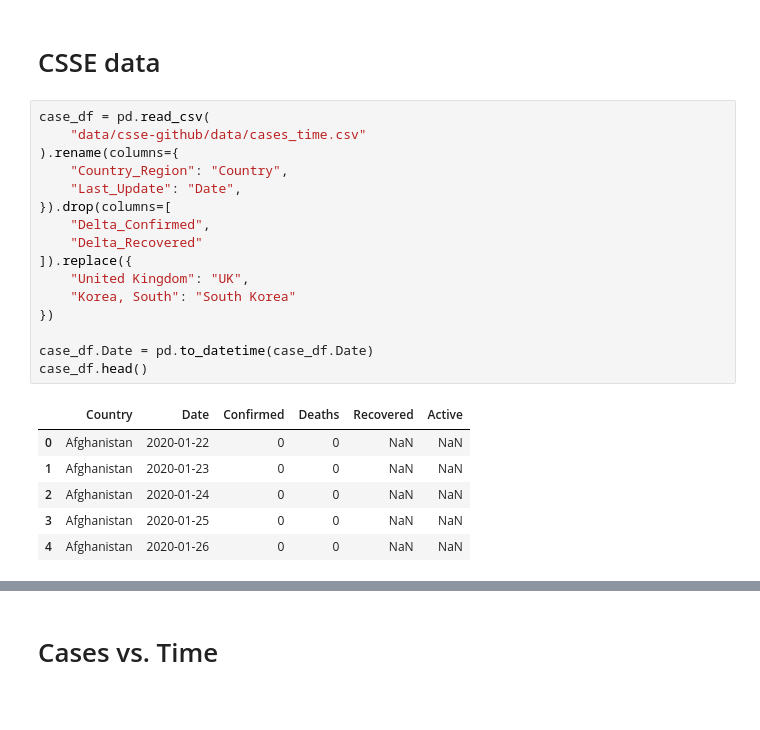
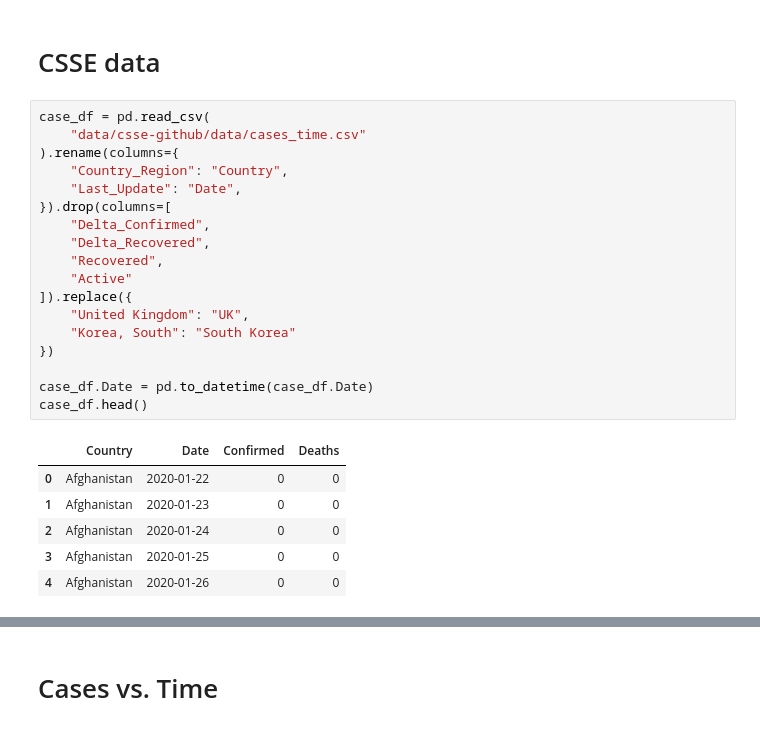
Before and after one commit to ed1d1a8d/covid-19, a Jupyter notebook: tracking.ipynb, the cells around one changed output, grey strips where cells are left out. Saved outputs shown, nothing was run; the diff lists cells and outputs as text.

```diff
--- a/tracking.ipynb
+++ b/tracking.ipynb
@@ -39,23 +39,25 @@ hospital_df.head()
 # %%
 case_df = pd.read_csv(
     "data/csse-github/data/cases_time.csv"
 ).rename(columns={
     "Country_Region": "Country",
     "Last_Update": "Date",
 }).drop(columns=[
     "Delta_Confirmed",
-    "Delta_Recovered"
+    "Delta_Recovered",
+    "Recovered",
+    "Active"
 ]).replace({
     "United Kingdom": "UK",
     "Korea, South": "South Korea"
 })
 
 case_df.Date = pd.to_datetime(case_df.Date)
 case_df.head()
 # %% [output]
-|  | Country | Date | Confirmed | Deaths | Recovered | Active |
-| 0 | Afghanistan | 2020-01-22 | 0 | 0 | NaN | NaN |
-| 1 | Afghanistan | 2020-01-23 | 0 | 0 | NaN | NaN |
-| 2 | Afghanistan | 2020-01-24 | 0 | 0 | NaN | NaN |
-| 3 | Afghanistan | 2020-01-25 | 0 | 0 | NaN | NaN |
-| 4 | Afghanistan | 2020-01-26 | 0 | 0 | NaN | NaN |
+|  | Country | Date | Confirmed | Deaths |
+| 0 | Afghanistan | 2020-01-22 | 0 | 0 |
+| 1 | Afghanistan | 2020-01-23 | 0 | 0 |
+| 2 | Afghanistan | 2020-01-24 | 0 | 0 |
+| 3 | Afghanistan | 2020-01-25 | 0 | 0 |
+| 4 | Afghanistan | 2020-01-26 | 0 | 0 |
```
Also changed, not shown: parts of 2 cells of this notebook.
